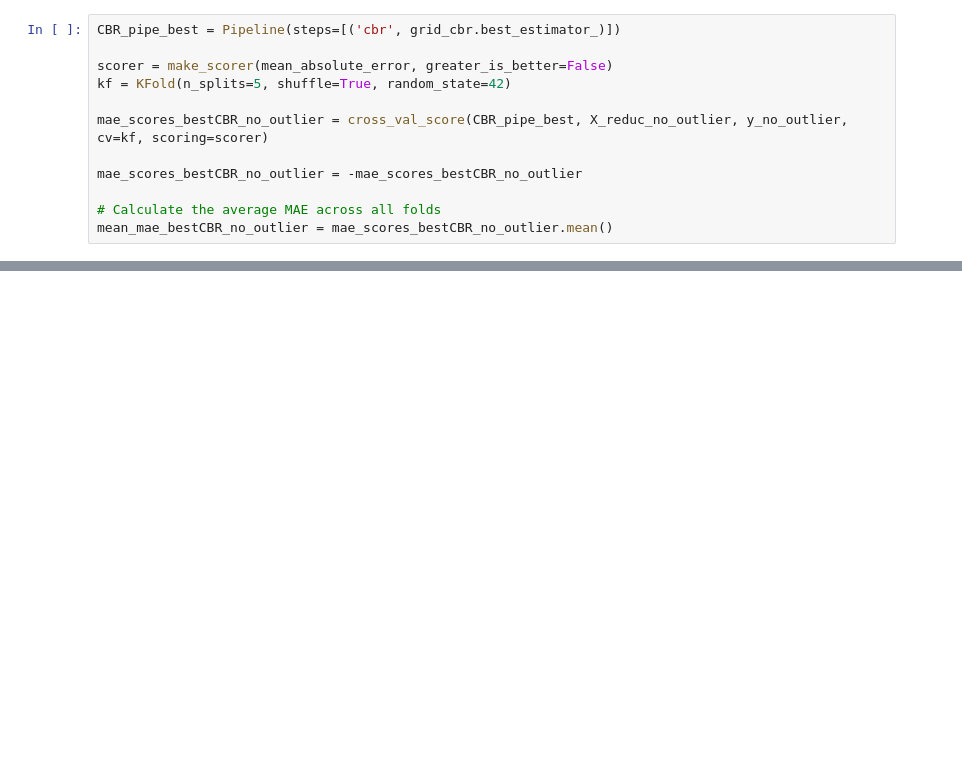
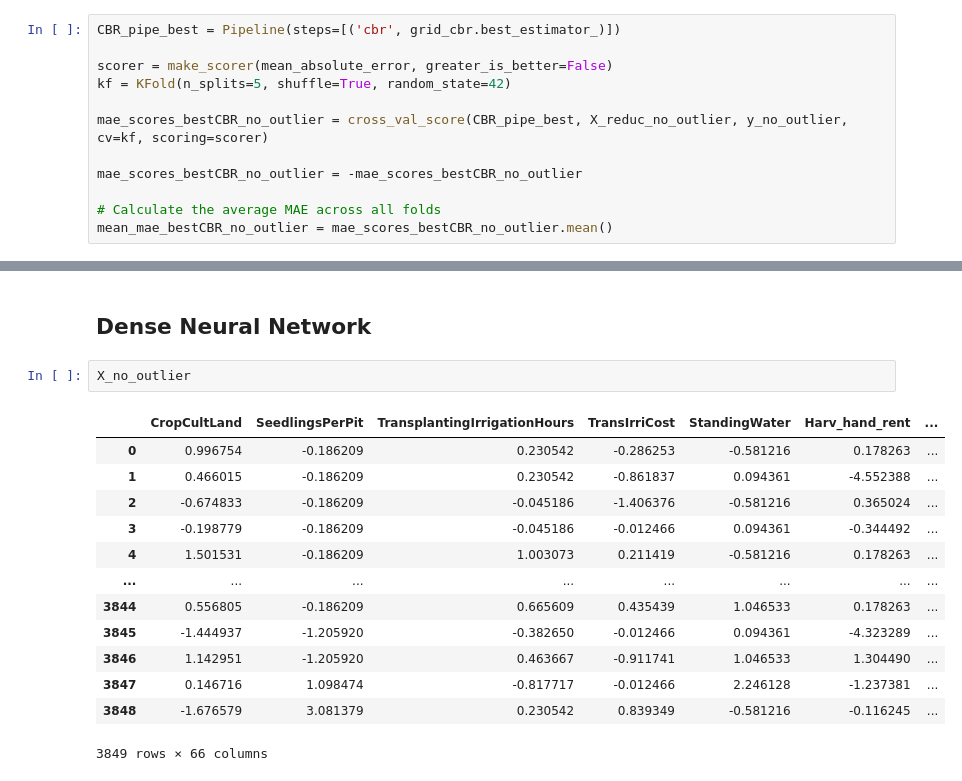
Before and after one commit to ColbyGates3/Phase_5_Project, a Jupyter notebook: Notebooks/Modeling.ipynb, the cells around one changed output, grey strips where cells are left out. Saved outputs shown, nothing was run; the diff lists cells and outputs as text; blank space fills up the shorter version.

```diff
--- a/Notebooks/Modeling.ipynb
+++ b/Notebooks/Modeling.ipynb
@@ -491,0 +699,18 @@ mean_mae_bestCBR_no_outlier
+# %% [markdown]
+## Dense Neural Network
+# %%
+X_no_outlier
+# %% [output]
+|  | CropCultLand | SeedlingsPerPit | TransplantingIrrigationHours | TransIrriCost | StandingWater | Harv_hand_rent | ... |
+| 0 | 0.996754 | -0.186209 | 0.230542 | -0.286253 | -0.581216 | 0.178263 | ... |
+| 1 | 0.466015 | -0.186209 | 0.230542 | -0.861837 | 0.094361 | -4.552388 | ... |
+| 2 | -0.674833 | -0.186209 | -0.045186 | -1.406376 | -0.581216 | 0.365024 | ... |
+| 3 | -0.198779 | -0.186209 | -0.045186 | -0.012466 | 0.094361 | -0.344492 | ... |
+| 4 | 1.501531 | -0.186209 | 1.003073 | 0.211419 | -0.581216 | 0.178263 | ... |
+| ... | ... | ... | ... | ... | ... | ... | ... |
+| 3844 | 0.556805 | -0.186209 | 0.665609 | 0.435439 | 1.046533 | 0.178263 | ... |
+| 3845 | -1.444937 | -1.205920 | -0.382650 | -0.012466 | 0.094361 | -4.323289 | ... |
+| 3846 | 1.142951 | -1.205920 | 0.463667 | -0.911741 | 1.046533 | 1.304490 | ... |
+| 3847 | 0.146716 | 1.098474 | -0.817717 | -0.012466 | 2.246128 | -1.237381 | ... |
+| 3848 | -1.676579 | 3.081379 | 0.230542 | 0.839349 | -0.581216 | -0.116245 | ... |
+3849 rows × 66 columns
```
Also changed, not shown: parts of 50 cells of this notebook, 2 other files.
